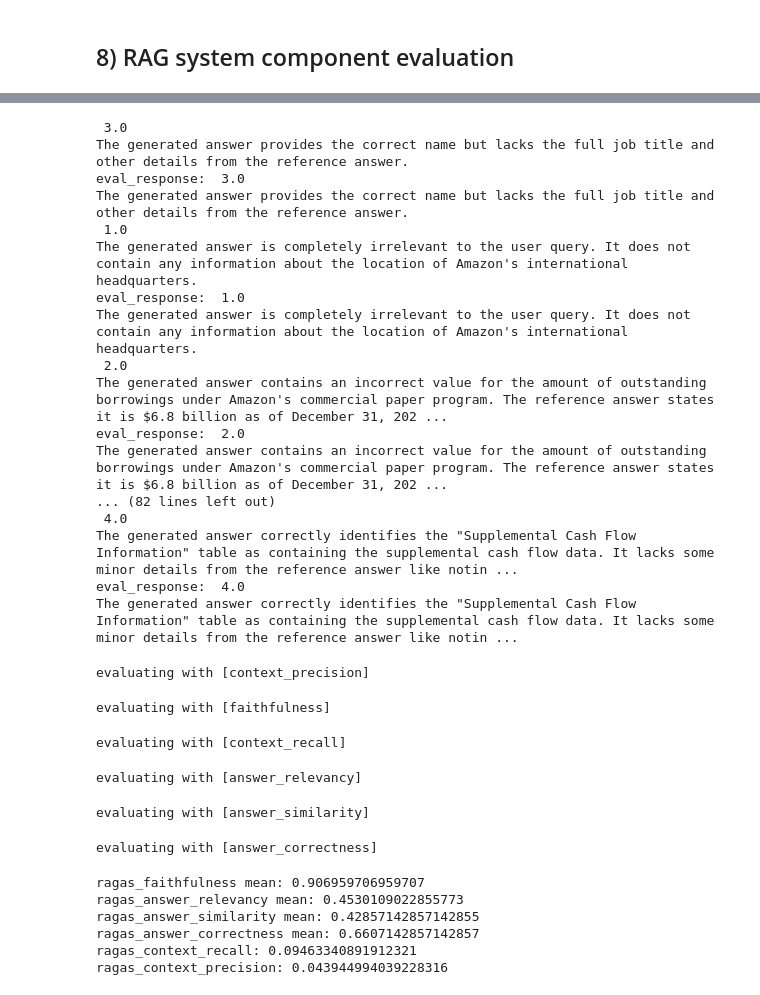
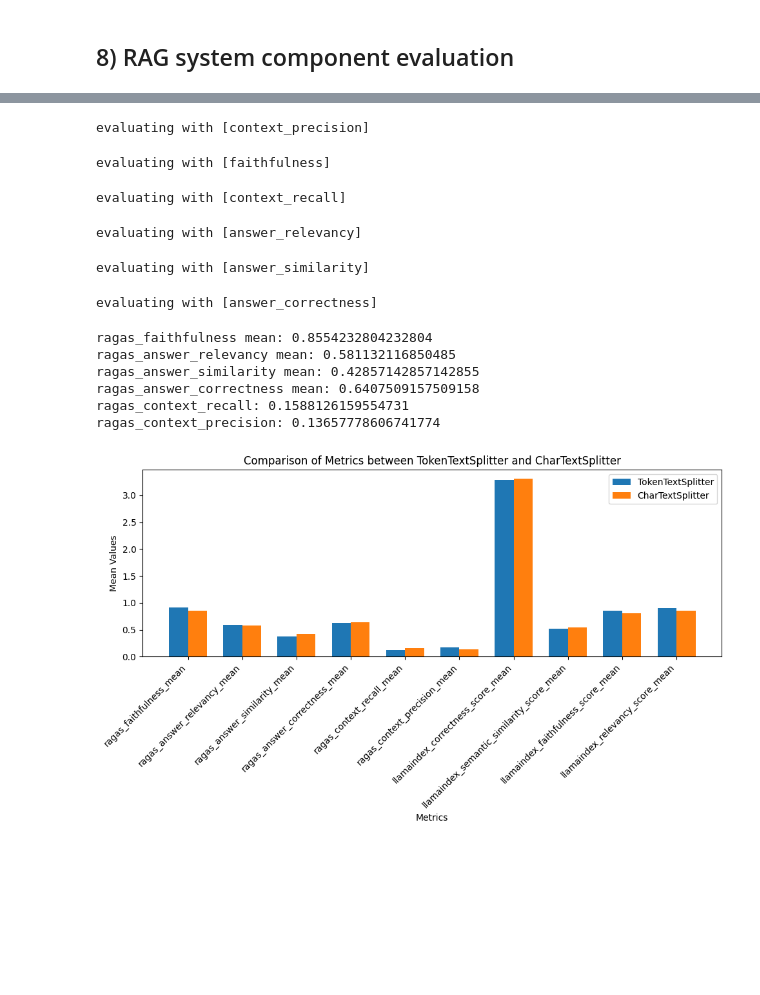
Before and after one commit to fhuthmacher/aws-rag-system-eval, a Jupyter notebook: RAG-System-Eval-DeepDive-mlflow.ipynb, the cells around one changed output, grey strips where cells are left out. Drawn from its saved outputs; the diff is of its cells as text; code cells hidden in the pictures; blank space fills up the shorter version.

```diff
--- a/RAG-System-Eval-DeepDive-mlflow.ipynb
+++ b/RAG-System-Eval-DeepDive-mlflow.ipynb
@@ -288,8 +337,11 @@ for url in files:
 loader = PyPDFDirectoryLoader("./data/")
 documents = loader.load()
 
-token_text_splitter = TokenTextSplitter(chunk_size=500, chunk_overlap=100)
-char_text_splitter = RecursiveCharacterTextSplitter(chunk_size=800, chunk_overlap=100)
+
+# using a smaller chunk size to acccount for different embedding model limits - 1 token ~ 4 char
+token_text_splitter = TokenTextSplitter(chunk_size=125, chunk_overlap=100)
+
+char_text_splitter = RecursiveCharacterTextSplitter(chunk_size=500, chunk_overlap=100)
 
 token_text_list = token_text_splitter.split_documents(documents)
 char_text_list = char_text_splitter.split_documents(documents)
@@ -1033,35 +1409,47 @@ rag_system_eval_details = {
     "qa_chain": qa_chain,
     "ground_truth": prompts
 }
-ragas_eval_result = run_ragas_eval(rag_system_eval_details, rag_system_details)
+ragas_eval_result2 = run_ragas_eval(rag_system_eval_details, rag_system_details)
 # %% [output]
- 3.0
-The generated answer provides the correct name but lacks the full job title and other details from the reference answer.
-eval_response:  3.0
-The generated answer provides the correct name but lacks the full job title and other details from the reference answer.
- 1.0
-The generated answer is completely irrelevant to the user query. It does not contain any information about the location of Amazon's international headquarters.
-eval_response:  1.0
-The generated answer is completely irrelevant to the user query. It does not contain any information about the location of Amazon's international headquarters.
- 2.0
-The generated answer contains an incorrect value for the amount of outstanding borrowings under Amazon's commercial paper program. The reference answer states it is $6.8 billion as of December 31, 202 ...
-eval_response:  2.0
-The generated answer contains an incorrect value for the amount of outstanding borrowings under Amazon's commercial paper program. The reference answer states it is $6.8 billion as of December 31, 202 ...
-... (82 lines left out)
- 4.0
-The generated answer correctly identifies the "Supplemental Cash Flow Information" table as containing the supplemental cash flow data. It lacks some minor details from the reference answer like notin ...
-eval_response:  4.0
-The generated answer correctly identifies the "Supplemental Cash Flow Information" table as containing the supplemental cash flow data. It lacks some minor details from the reference answer like notin ...
+evaluating with [context_precision]
-evaluating with [context_precision]
+evaluating with [faithfulness]
-evaluating with [faithfulness]
+evaluating with [context_recall]
-evaluating with [context_recall]
+evaluating with [answer_relevancy]
-evaluating with [answer_relevancy]
+evaluating with [answer_similarity]
-evaluating with [answer_similarity]
+evaluating with [answer_correctness]
-evaluating with [answer_correctness]
+ragas_faithfulness mean: 0.8554232804232804
+ragas_answer_relevancy mean: 0.581132116850485
+ragas_answer_similarity mean: 0.42857142857142855
+ragas_answer_correctness mean: 0.6407509157509158
+ragas_context_recall: 0.1588126159554731
+ragas_context_precision: 0.13657778606741774
-ragas_faithfulness mean: 0.906959706959707
-ragas_answer_relevancy mean: 0.4530109022855773
-ragas_answer_similarity mean: 0.42857142857142855
-ragas_answer_correctness mean: 0.6607142857142857
-ragas_context_recall: 0.09463340891912321
-ragas_context_precision: 0.043944994039228316
+# %%
+## 1c. Review RecursiveCharacterTextSplitter vs TokenTextSplitter results
+import matplotlib.pyplot as plt
+
+# Extract metric names and mean values
+metric_names = list(ragas_eval_result.keys())
+ragas_eval_result_means = list(ragas_eval_result.values())
+ragas_eval_result2_means = list(ragas_eval_result2.values())
+
+# Create comparison chart
+fig, ax = plt.subplots(figsize=(10, 6))
+
+bar_width = 0.35
+index = range(len(metric_names))
+
+bar1 = ax.bar(index, ragas_eval_result_means, bar_width, label='TokenTextSplitter')
+bar2 = ax.bar([i + bar_width for i in index], ragas_eval_result2_means, bar_width, label='CharTextSplitter')
+
+ax.set_xlabel('Metrics')
+ax.set_ylabel('Mean Values')
+ax.set_title('Comparison of Metrics between TokenTextSplitter and CharTextSplitter')
+ax.set_xticks([i + bar_width / 2 for i in index])
+ax.set_xticklabels(metric_names, rotation=45, ha='right')
+ax.legend()
+
+plt.tight_layout()
+plt.show()
+# %% [output]
+[figure, added]
 # %% [markdown]
```
Also changed, not shown: parts of 52 cells of this notebook, 9 other files.
